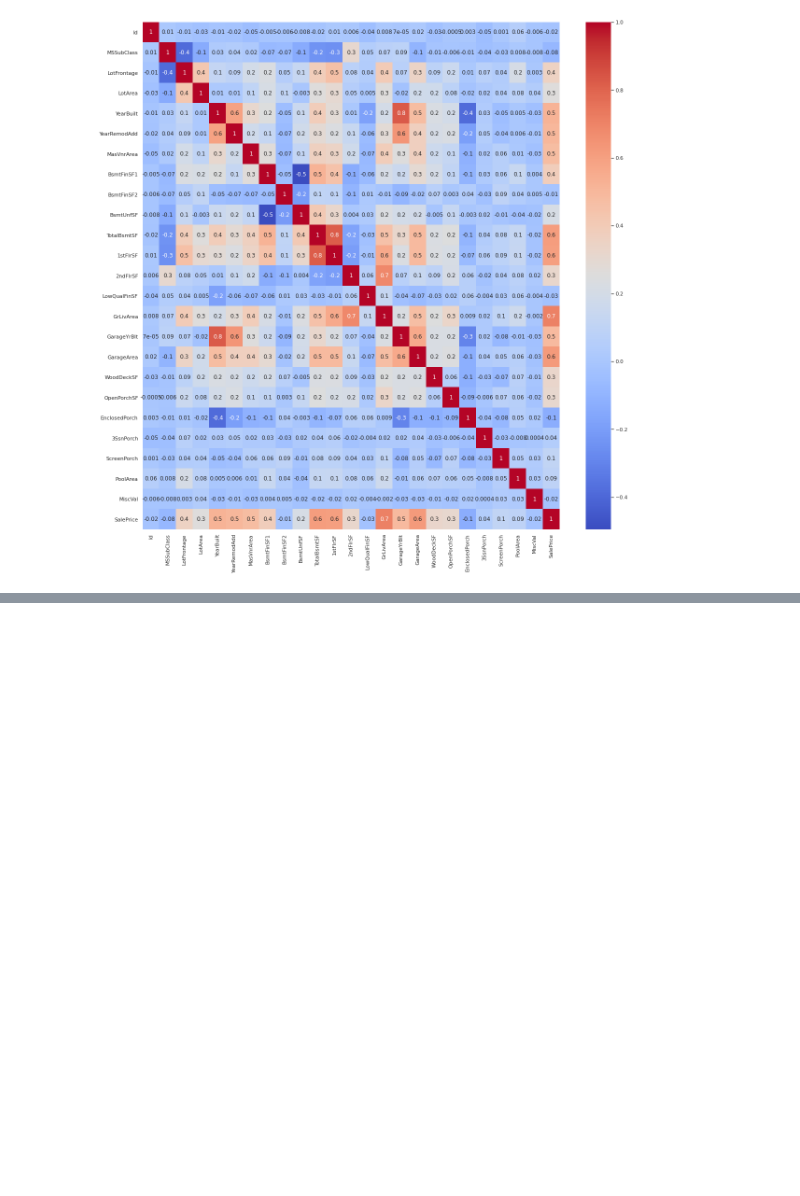
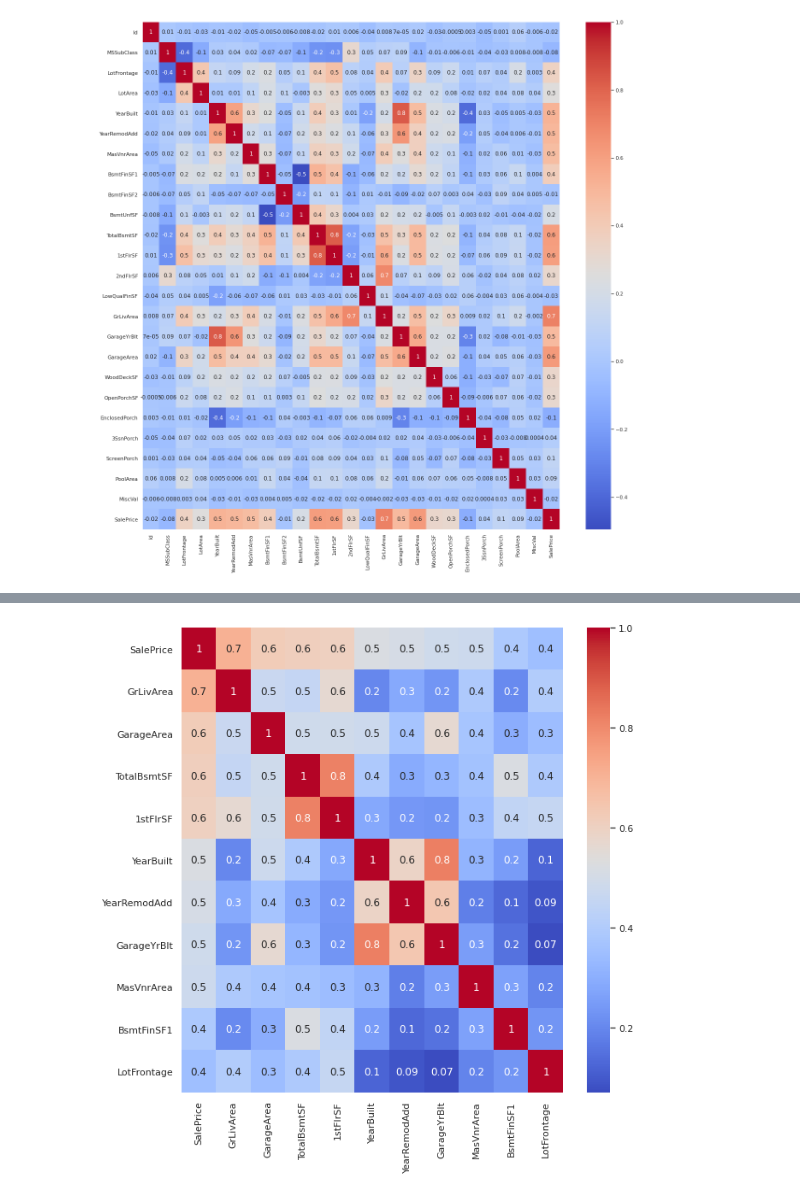
Before and after one commit to snaylix/House-prices-prediction, a Jupyter notebook: 2021-07-17_House-Prices_Prediction_01_EDA.ipynb, the cells around one changed output, grey strips where cells are left out. Saved outputs shown, nothing was run; the diff lists cells and outputs as text; code cells hidden in the pictures; blank space fills up the shorter version.

Commit message:
[CED-013] Add pairplot of top-5 and heatmap of top-10 correlated features

```diff
--- a/2021-07-17_House-Prices_Prediction_01_EDA.ipynb
+++ b/2021-07-17_House-Prices_Prediction_01_EDA.ipynb
@@ -1356 +1357,9 @@ sns.heatmap(df_train.corr()[['SalePrice']].sort_values(by='SalePrice', ascending
 [figure]
+# %%
+top_five_features = df_train.corr()[['SalePrice']].sort_values(by='SalePrice', ascending=False).index[:6]
+top_ten_features = df_train.corr()[['SalePrice']].sort_values(by='SalePrice', ascending=False).index[:11]
+# %%
+sns.set(rc={"figure.figsize":(10, 10)})
+dataplot=sns.heatmap(df_train[top_ten_features].corr(), annot=True, fmt = ".1g", cmap= 'coolwarm')
+# %% [output]
+[figure, added]
```
Also changed, not shown: parts of 3 cells of this notebook.
